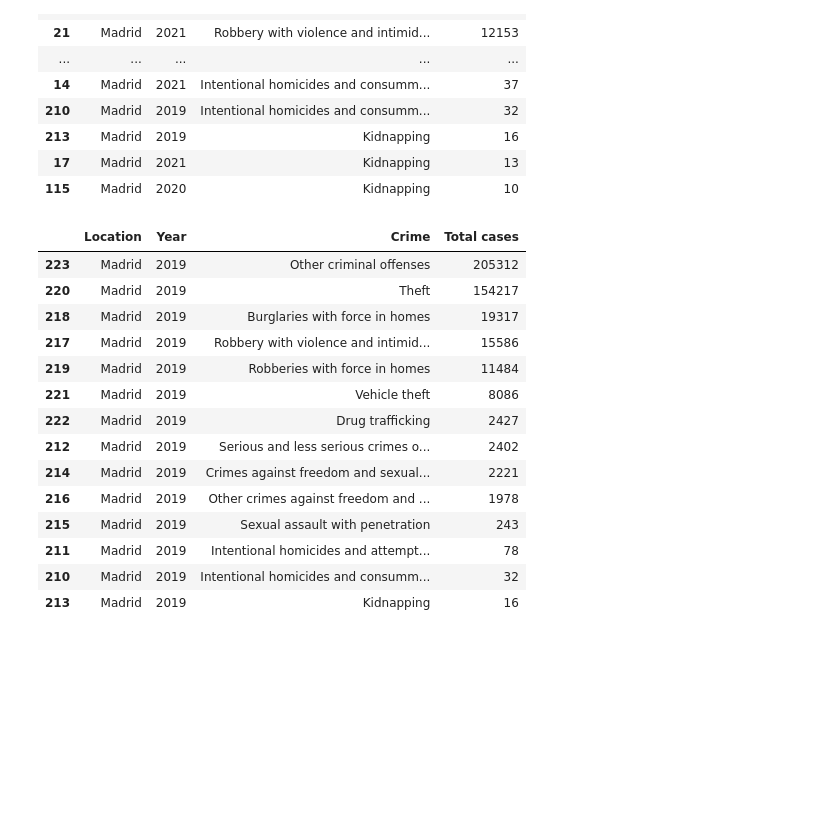
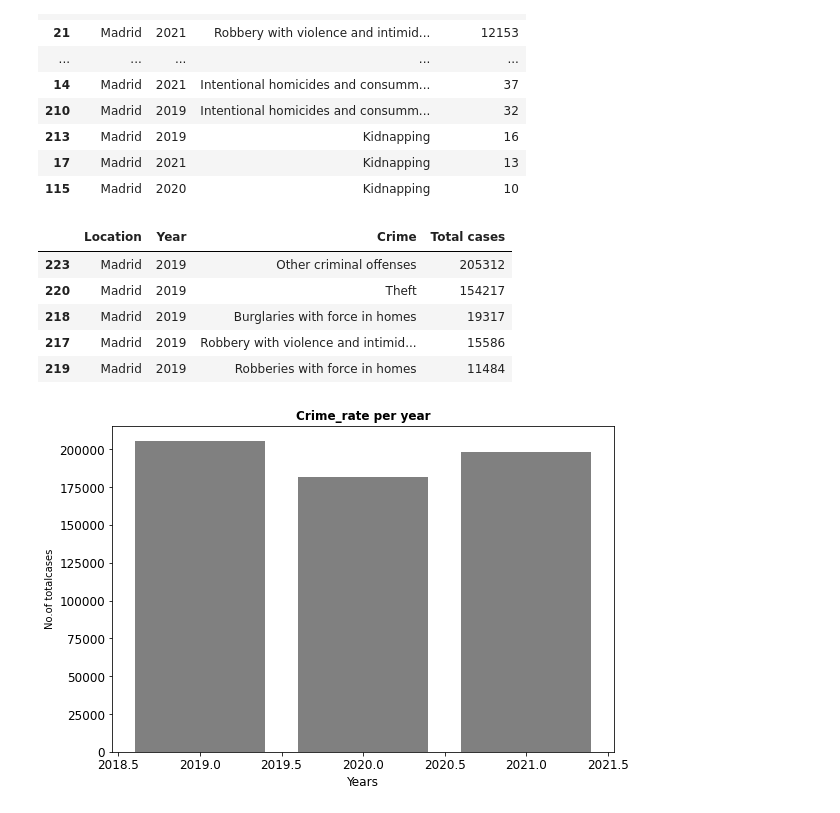
Before and after one commit to captin01/Data_Analysis, a Jupyter notebook: spaincrime.ipynb, the cells around one changed output. Drawn from its saved outputs; the diff is of its cells as text; code cells hidden in the pictures; blank space fills up the shorter version.

Commit message:
Focusing on madrid

```diff
--- a/spaincrime.ipynb
+++ b/spaincrime.ipynb
@@ -131,20 +138,25 @@ s_data[s_data['Location'] == 'Madrid'].sort_values('Total cases', ascending= Fal
 | 17 | Madrid | 2021 | Kidnapping | 13 |
 | 115 | Madrid | 2020 | Kidnapping | 10 |
 # %%
-s_data[(s_data['Location'] == 'Madrid') & (s_data['Year'] == 2019)].sort_values('Total cases', ascending= False)
+s_19= s_data[(s_data['Location'] == 'Madrid') & (s_data['Year'] == 2019)].sort_values('Total cases', ascending= False)
+s_19.head(5)
 # %% [output]
 |  | Location | Year | Crime | Total cases |
 | 223 | Madrid | 2019 | Other criminal offenses | 205312 |
 | 220 | Madrid | 2019 | Theft | 154217 |
 | 218 | Madrid | 2019 | Burglaries with force in homes | 19317 |
 | 217 | Madrid | 2019 | Robbery with violence and intimid... | 15586 |
 | 219 | Madrid | 2019 | Robberies with force in homes | 11484 |
-| 221 | Madrid | 2019 | Vehicle theft | 8086 |
-| 222 | Madrid | 2019 | Drug trafficking | 2427 |
-| 212 | Madrid | 2019 | Serious and less serious crimes o... | 2402 |
-| 214 | Madrid | 2019 | Crimes against freedom and sexual... | 2221 |
-| 216 | Madrid | 2019 | Other crimes against freedom and ... | 1978 |
-| 215 | Madrid | 2019 | Sexual assault with penetration | 243 |
-| 211 | Madrid | 2019 | Intentional homicides and attempt... | 78 |
-| 210 | Madrid | 2019 | Intentional homicides and consumm... | 32 |
-| 213 | Madrid | 2019 | Kidnapping | 16 |
+# %%
+plt.figure(figsize = (9,6))
+plt.bar( x = s_data['Year'],
+        height = s_data['Total cases'],
+        color = "grey")
+plt.xticks(fontsize = 12)
+plt.yticks(fontsize = 12)
+plt.ylabel("No.of totalcases" , fontsize = 10)
+plt.xlabel("Years", fontsize = 12)
+plt.title("Crime_rate per year", fontsize = 12, fontweight = "bold")
+plt.show()
+# %% [output]
+[figure, added]
```
Also changed, not shown: parts of 14 cells of this notebook.
